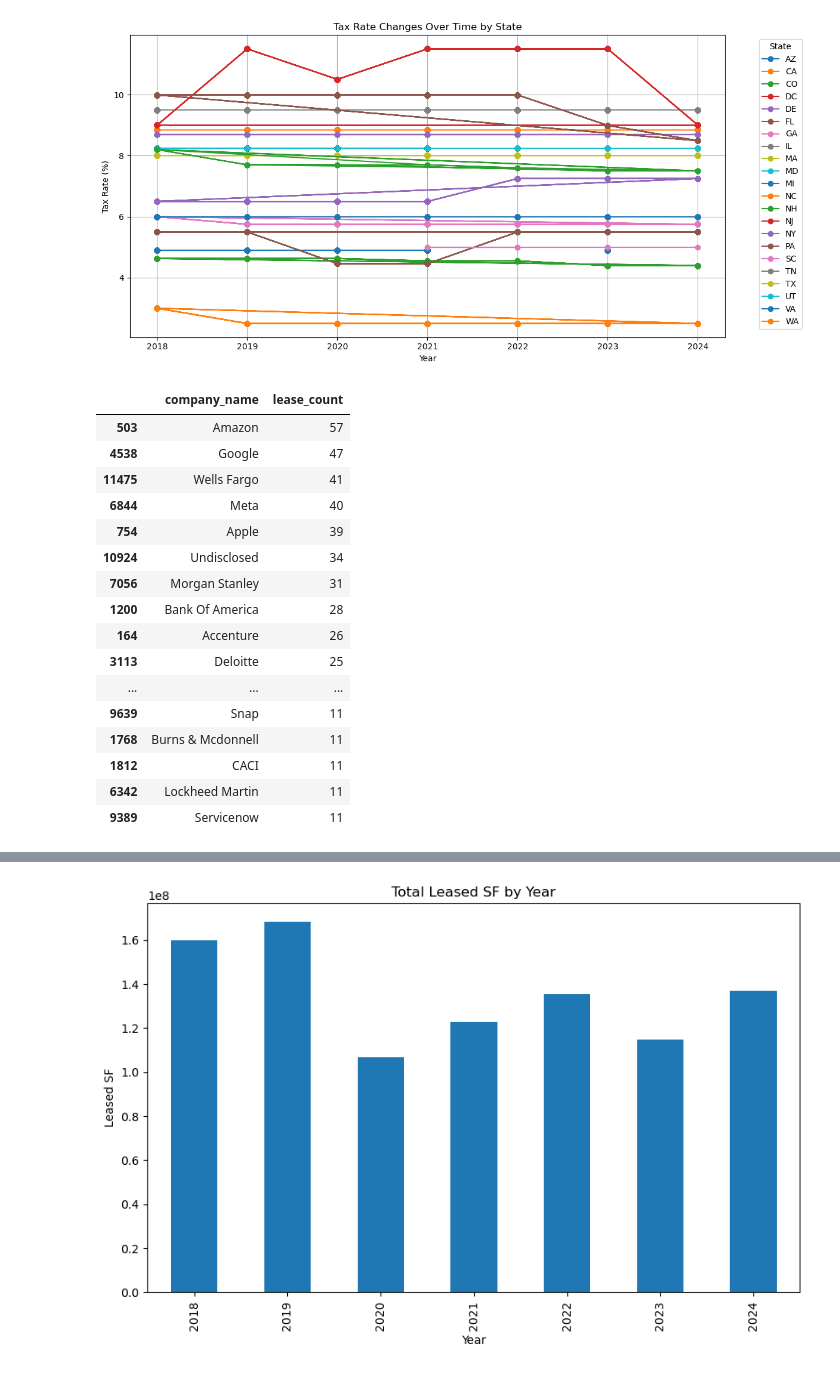
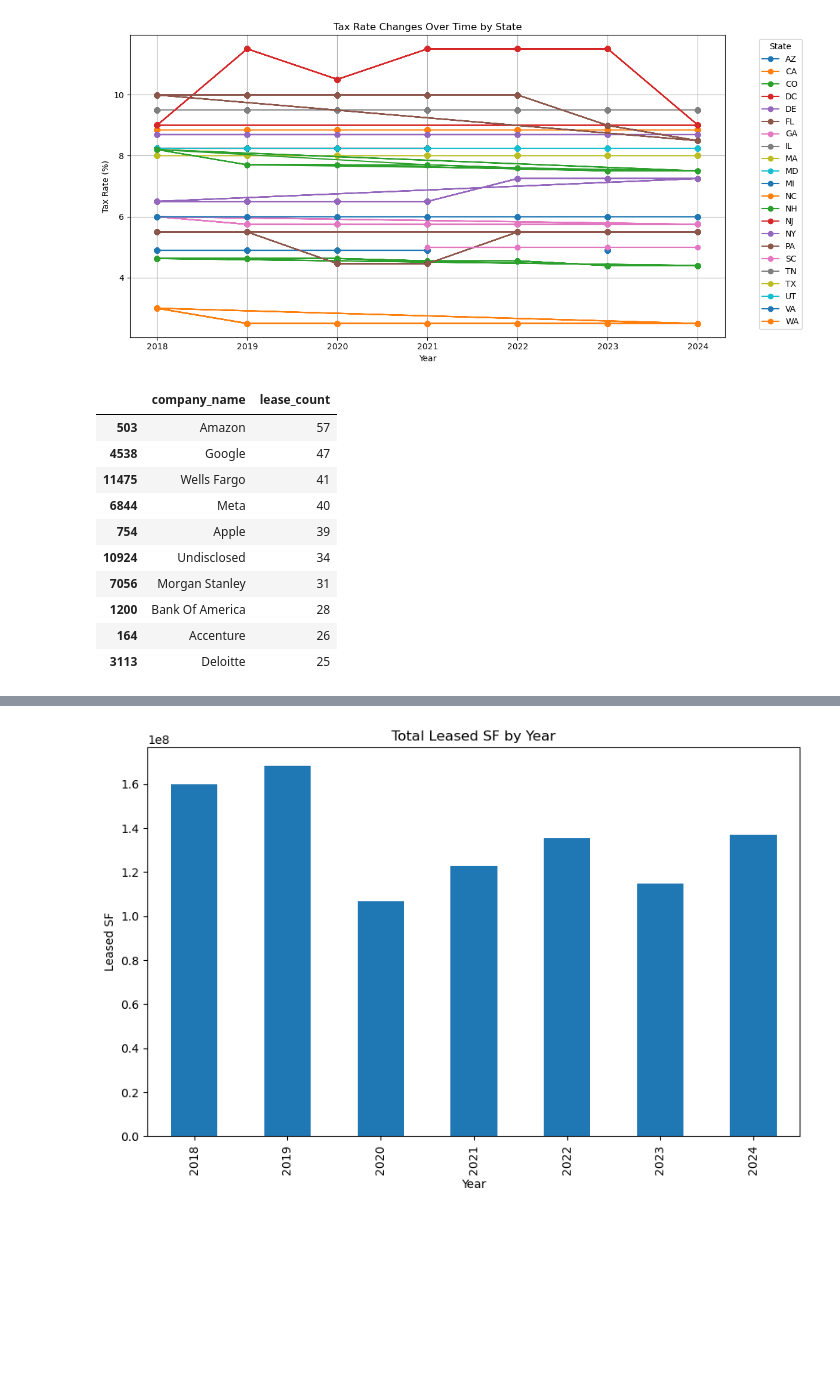
Before and after one commit to GlenFilson/ASADatafest25, a Jupyter notebook: Notebooks/glen.ipynb, the cells around one changed output, grey strips where cells are left out. Drawn from its saved outputs; the diff is of its cells as text; code cells hidden in the pictures; blank space fills up the shorter version.

```diff
--- a/Notebooks/glen.ipynb
+++ b/Notebooks/glen.ipynb
@@ -987,31 +978,25 @@ plt.show()
 # %%
 import pandas as pd
 
 # Assuming focused_lease DataFrame is already loaded
 # Group by company_name and count the number of leases for each company
 focused_lease = focused_lease[focused_lease['internal_industry'] != 'Coworking and Executive Suite Companies']
 lease_counts = focused_lease.groupby('company_name').size().reset_index(name='lease_count')
 
 # Sort the companies by the number of leases in descending order
 lease_counts_sorted = lease_counts.sort_values(by='lease_count', ascending=False)
 
 # Display the top companies with the most leases
-lease_counts_sorted.head(50)
+lease_counts_sorted.head(10)
 # %% [output]
 |  | company_name | lease_count |
 | 503 | Amazon | 57 |
 | 4538 | Google | 47 |
 | 11475 | Wells Fargo | 41 |
 | 6844 | Meta | 40 |
 | 754 | Apple | 39 |
 | 10924 | Undisclosed | 34 |
 | 7056 | Morgan Stanley | 31 |
 | 1200 | Bank Of America | 28 |
 | 164 | Accenture | 26 |
 | 3113 | Deloitte | 25 |
-| ... | ... | ... |
-| 9639 | Snap | 11 |
-| 1768 | Burns & Mcdonnell | 11 |
-| 1812 | CACI | 11 |
-| 6342 | Lockheed Martin | 11 |
-| 9389 | Servicenow | 11 |
```
Also changed, not shown: parts of 8 cells of this notebook, 1 other file.
